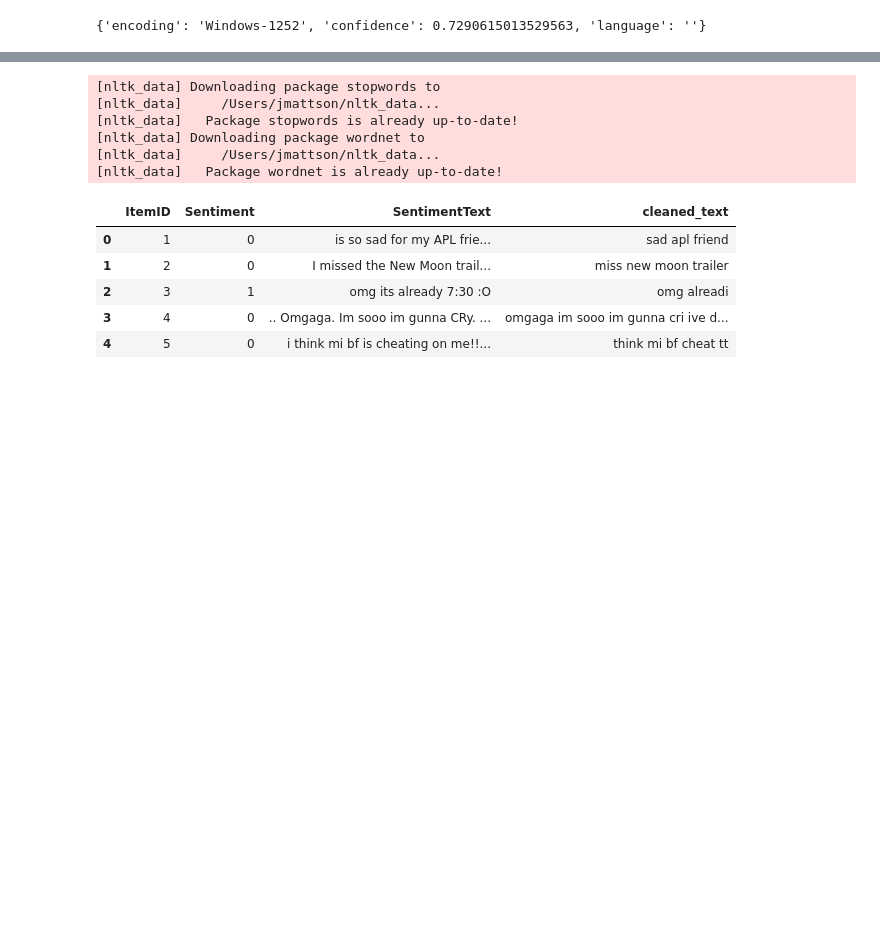
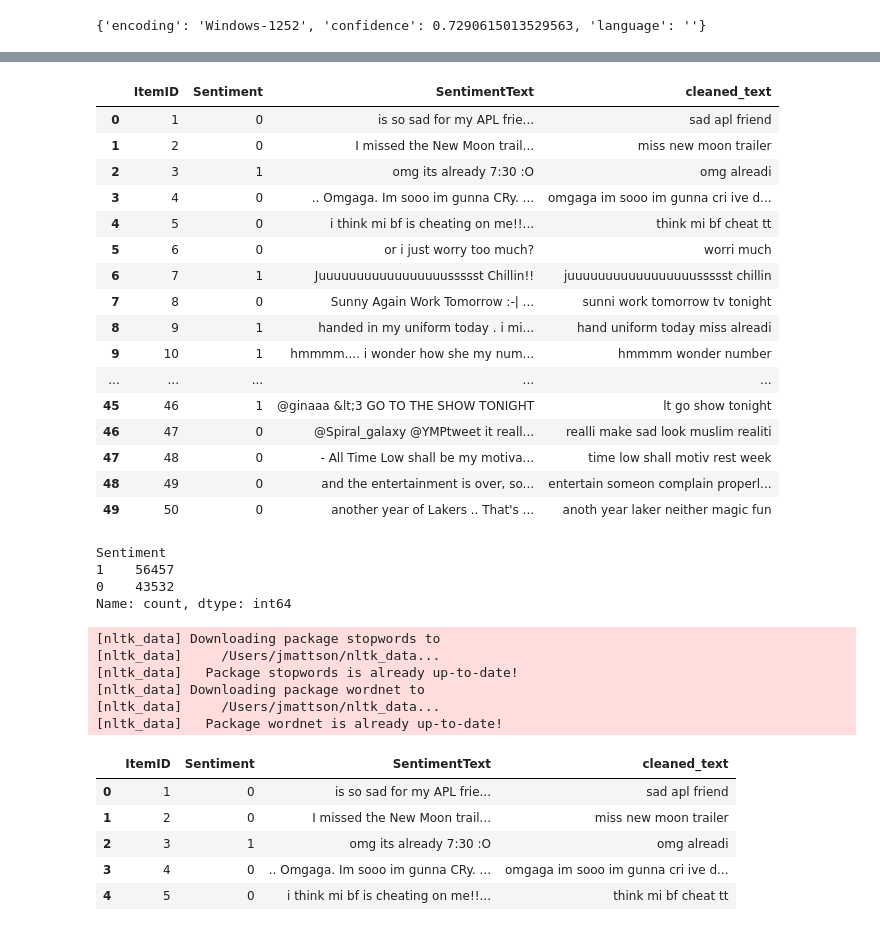
Before and after one commit to jeffreymattson/MLAI2024-Twitter-Sentiment, a Jupyter notebook: twitter_sentiment.ipynb, the cells around one changed output, grey strips where cells are left out. Drawn from its saved outputs; the diff is of its cells as text; code cells hidden in the pictures; blank space fills up the shorter version.

```diff
--- a/twitter_sentiment.ipynb
+++ b/twitter_sentiment.ipynb
@@ -34,3 +46,30 @@ df.head()
+# %%
+df.head(50)
+# %% [output]
+|  | ItemID | Sentiment | SentimentText | cleaned_text |
+| 0 | 1 | 0 | is so sad for my APL frie... | sad apl friend |
+| 1 | 2 | 0 | I missed the New Moon trail... | miss new moon trailer |
+| 2 | 3 | 1 | omg its already 7:30 :O | omg alreadi |
+| 3 | 4 | 0 | .. Omgaga. Im sooo im gunna CRy. ... | omgaga im sooo im gunna cri ive d... |
+| 4 | 5 | 0 | i think mi bf is cheating on me!!... | think mi bf cheat tt |
+| 5 | 6 | 0 | or i just worry too much? | worri much |
+| 6 | 7 | 1 | Juuuuuuuuuuuuuuuuussssst Chillin!! | juuuuuuuuuuuuuuuuussssst chillin |
+| 7 | 8 | 0 | Sunny Again Work Tomorrow :-| ... | sunni work tomorrow tv tonight |
+| 8 | 9 | 1 | handed in my uniform today . i mi... | hand uniform today miss alreadi |
+| 9 | 10 | 1 | hmmmm.... i wonder how she my num... | hmmmm wonder number |
+| ... | ... | ... | ... | ... |
+| 45 | 46 | 1 | @ginaaa &lt;3 GO TO THE SHOW TONIGHT | lt go show tonight |
+| 46 | 47 | 0 | @Spiral_galaxy @YMPtweet it reall... | realli make sad look muslim realiti |
+| 47 | 48 | 0 | - All Time Low shall be my motiva... | time low shall motiv rest week |
+| 48 | 49 | 0 | and the entertainment is over, so... | entertain someon complain properl... |
+| 49 | 50 | 0 | another year of Lakers .. That's ... | anoth year laker neither magic fun |
+# %%
+df.Sentiment.value_counts()
+# %% [output]
+Sentiment
+1    56457
+0    43532
+Name: count, dtype: int64
 # %%
 # Download necessary NLTK data files
 nltk.download('stopwords')
```
Also changed, not shown: parts of 32 cells of this notebook.
